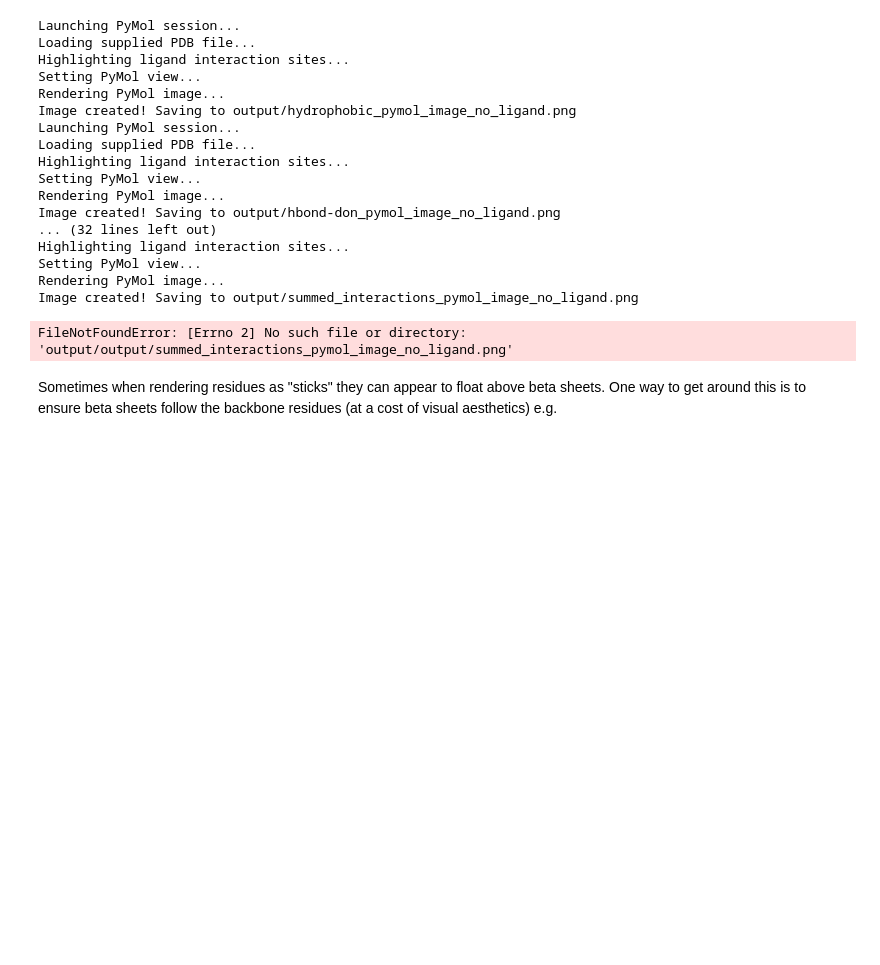
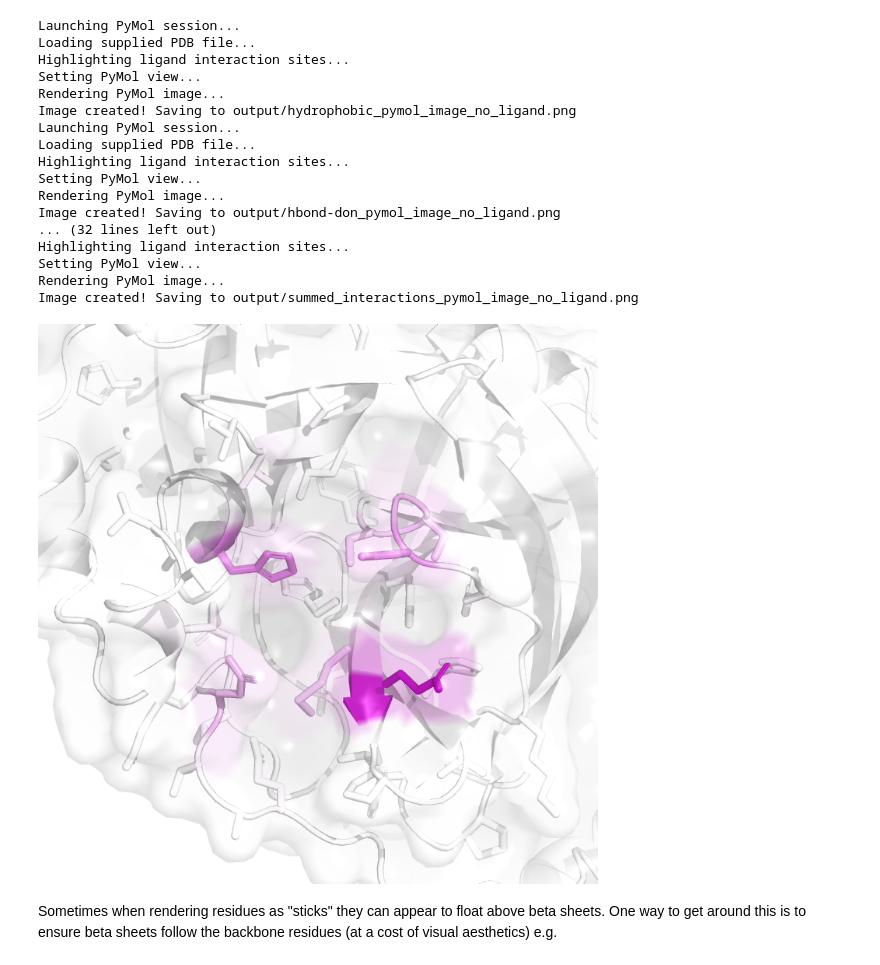
Before and after one commit to volkamerlab/plipify, a Jupyter notebook: projects/01/fragalysis.ipynb, the cells around one changed output. Saved outputs shown, nothing was run; the diff lists cells and outputs as text; code cells hidden in the pictures; blank space fills up the shorter version.

Commit message:
added two more images directly to the notebook

```diff
--- a/projects/01/fragalysis.ipynb
+++ b/projects/01/fragalysis.ipynb
@@ -611,9 +611,9 @@ Setting PyMol view...
 Rendering PyMol image...
 Image created! Saving to output/summed_interactions_pymol_image_no_ligand.png
 # %%
-Image(filename='output/output/summed_interactions_pymol_image_no_ligand.png')
+Image(filename='output/summed_interactions_pymol_image_no_ligand.png')
 # %% [output]
-FileNotFoundError: [Errno 2] No such file or directory: 'output/output/summed_interactions_pymol_image_no_ligand.png'
+[figure, added]
 # %% [markdown]
 Sometimes when rendering residues as "sticks" they can appear to float above beta sheets. One way to get around this is to ensure beta sheets follow the backbone residues (at a cost of visual aesthetics) e.g.
 # %%
```
Also changed, not shown: parts of 1 cell of this notebook.
